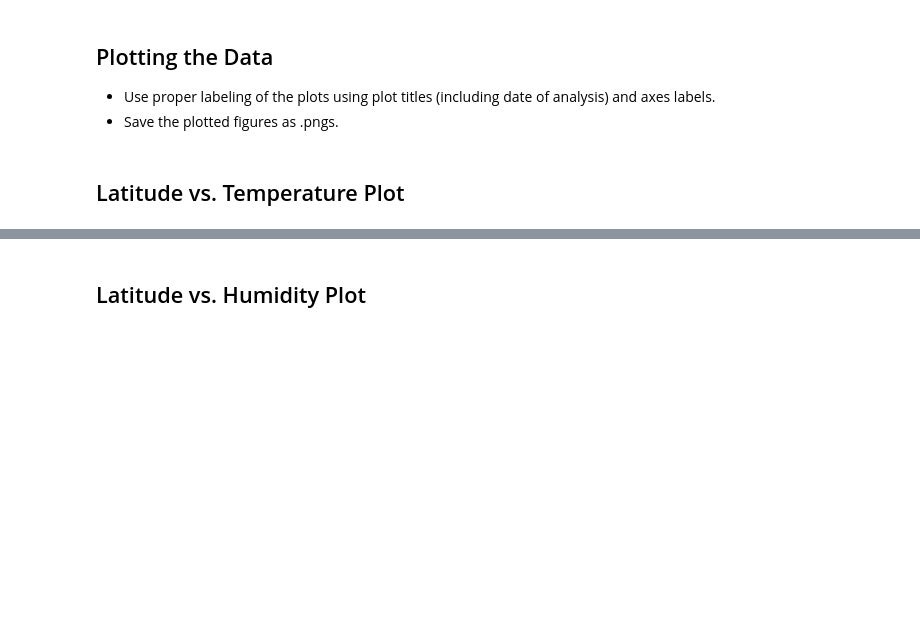
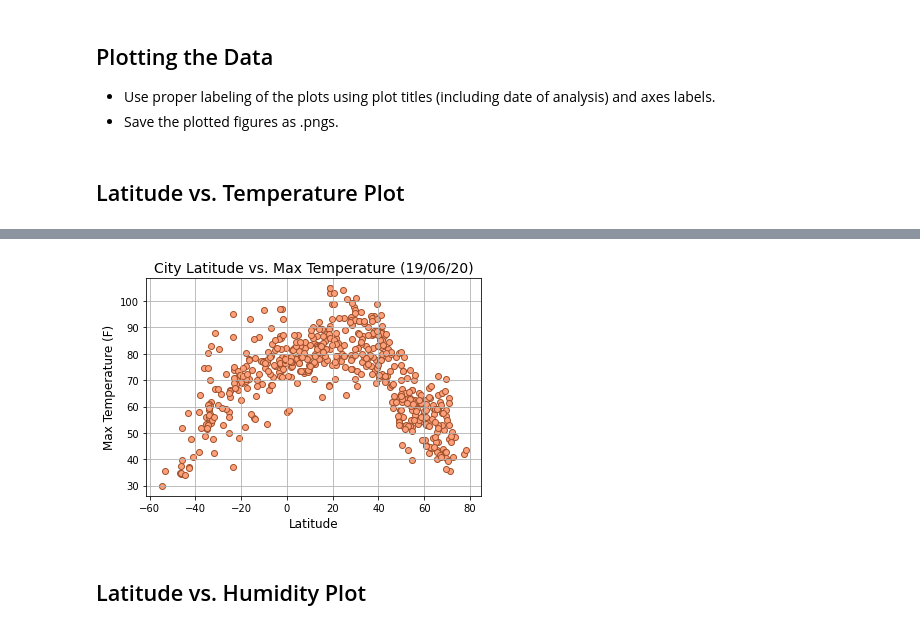
Before and after one commit to josephchancey/python-weather-api, a Jupyter notebook: WeatherPy/WeatherPy.ipynb, the cells around one changed output, grey strips where cells are left out. Saved outputs shown, nothing was run; the diff lists cells and outputs as text; code cells hidden in the pictures; blank space fills up the shorter version.

Commit message:
Plot temp & humidity over latitude

```diff
--- a/WeatherPy/WeatherPy.ipynb
+++ b/WeatherPy/WeatherPy.ipynb
@@ -246,3 +243,15 @@ Skipping forward...
+# %%
+plt.scatter(latitudes, temperatures, marker="o", facecolors="lightsalmon", edgecolors="sienna")
+
+plt.title("City Latitude vs. Max Temperature (19/06/20)", fontsize=14)
+plt.ylabel("Max Temperature (F)", fontsize=12)
+plt.xlabel("Latitude", fontsize=12)
+plt.grid()
+
+plt.savefig("../Images/latitude-vs-temp.png")
+plt.show()
+# %% [output]
+[figure, added]
 # %% [markdown]
 ## Latitude vs. Humidity Plot
 # %%
```
Also changed, not shown: parts of 1 cell of this notebook, 2 other files.
